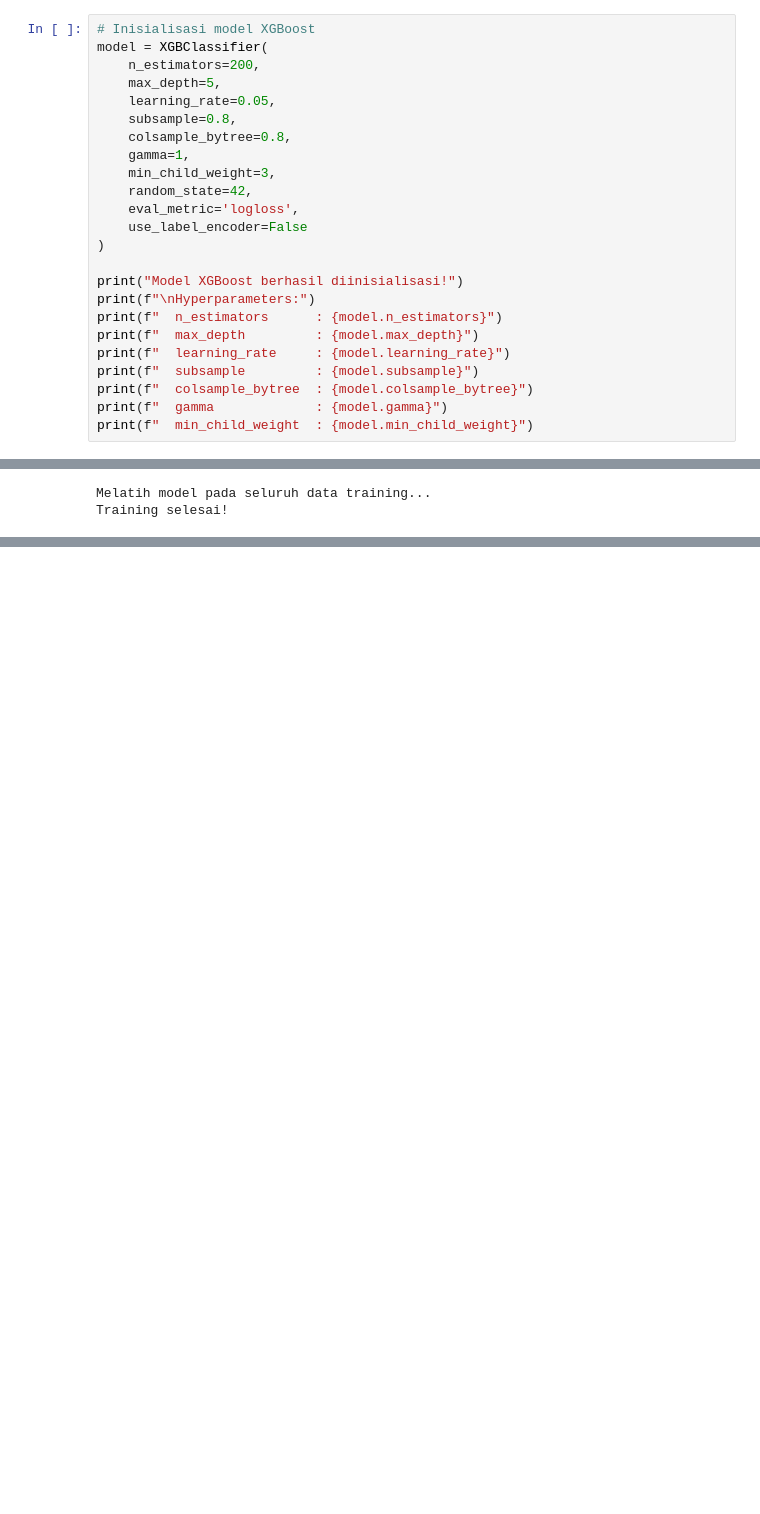
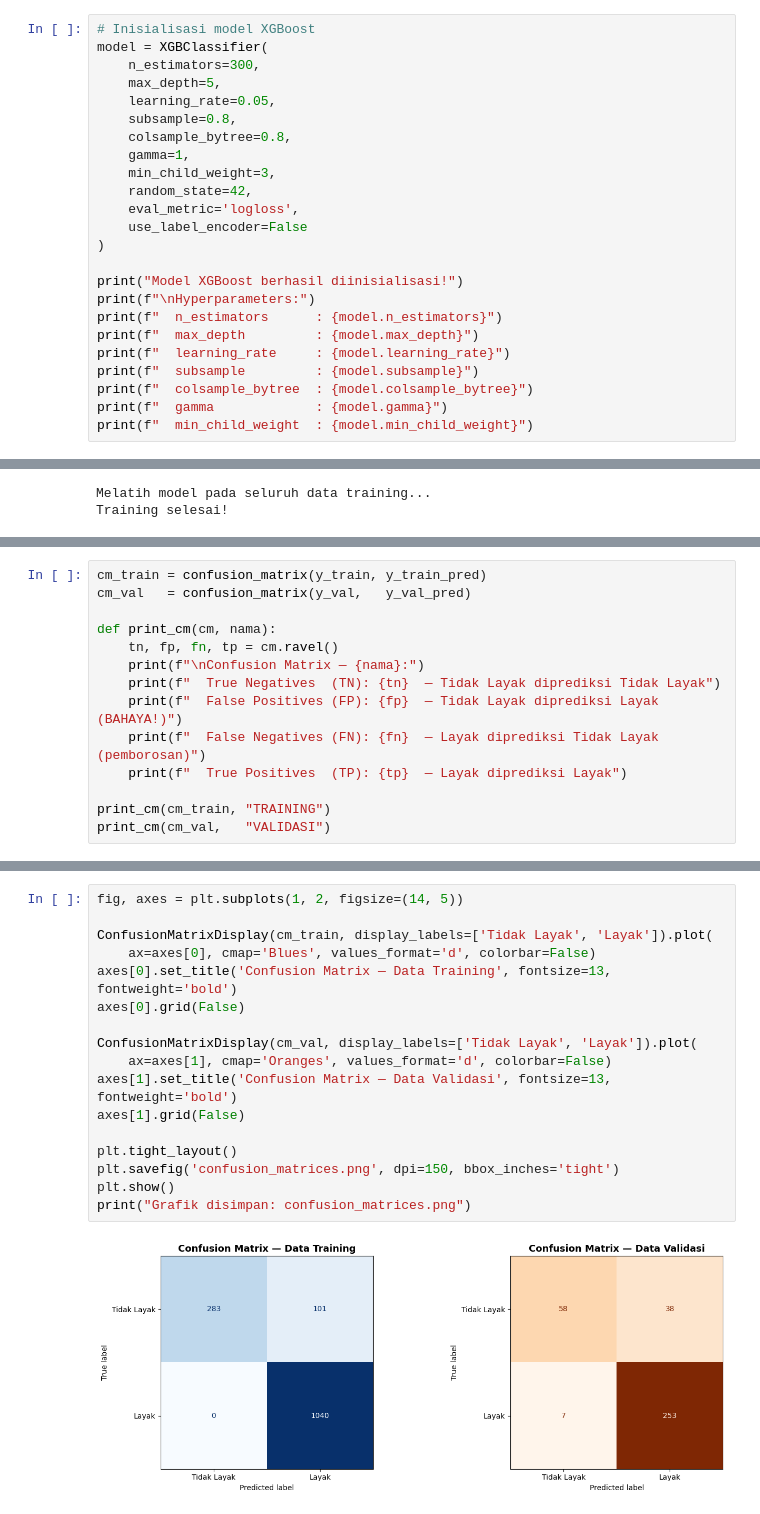
Before and after one commit to dieall/Klasifikasi-XGBOOST, a Jupyter notebook: XGBOOST_Klasifikasi_1.ipynb, the cells around one changed output, grey strips where cells are left out. Saved outputs shown, nothing was run; the diff lists cells and outputs as text; blank space fills up the shorter version.

```diff
--- a/XGBOOST_Klasifikasi_1.ipynb
+++ b/XGBOOST_Klasifikasi_1.ipynb
@@ -586,7 +586,7 @@ Data Validasi  : 356 baris (20.0%)
 # %%
 # Inisialisasi model XGBoost
 model = XGBClassifier(
-    n_estimators=200,
+    n_estimators=300,
     max_depth=5,
     learning_rate=0.05,
     subsample=0.8,
@@ -631,0 +779,14 @@ Training selesai!
+# %%
+cm_train = confusion_matrix(y_train, y_train_pred)
+cm_val   = confusion_matrix(y_val,   y_val_pred)
+
+def print_cm(cm, nama):
+    tn, fp, fn, tp = cm.ravel()
+    print(f"\nConfusion Matrix — {nama}:")
+    print(f"  True Negatives  (TN): {tn}  — Tidak Layak diprediksi Tidak Layak")
+    print(f"  False Positives (FP): {fp}  — Tidak Layak diprediksi Layak (BAHAYA!)")
+    print(f"  False Negatives (FN): {fn}  — Layak diprediksi Tidak Layak (pemborosan)")
+    print(f"  True Positives  (TP): {tp}  — Layak diprediksi Layak")
+
+print_cm(cm_train, "TRAINING")
+print_cm(cm_val,   "VALIDASI")
@@ -631,0 +805,19 @@ Training selesai!
+# %%
+fig, axes = plt.subplots(1, 2, figsize=(14, 5))
+
+ConfusionMatrixDisplay(cm_train, display_labels=['Tidak Layak', 'Layak']).plot(
+    ax=axes[0], cmap='Blues', values_format='d', colorbar=False)
+axes[0].set_title('Confusion Matrix — Data Training', fontsize=13, fontweight='bold')
+axes[0].grid(False)
+
+ConfusionMatrixDisplay(cm_val, display_labels=['Tidak Layak', 'Layak']).plot(
+    ax=axes[1], cmap='Oranges', values_format='d', colorbar=False)
+axes[1].set_title('Confusion Matrix — Data Validasi', fontsize=13, fontweight='bold')
+axes[1].grid(False)
+
+plt.tight_layout()
+plt.savefig('confusion_matrices.png', dpi=150, bbox_inches='tight')
+plt.show()
+print("Grafik disimpan: confusion_matrices.png")
+# %% [output]
+[figure, added]
```
Also changed, not shown: parts of 12 cells of this notebook, 17 other files.
